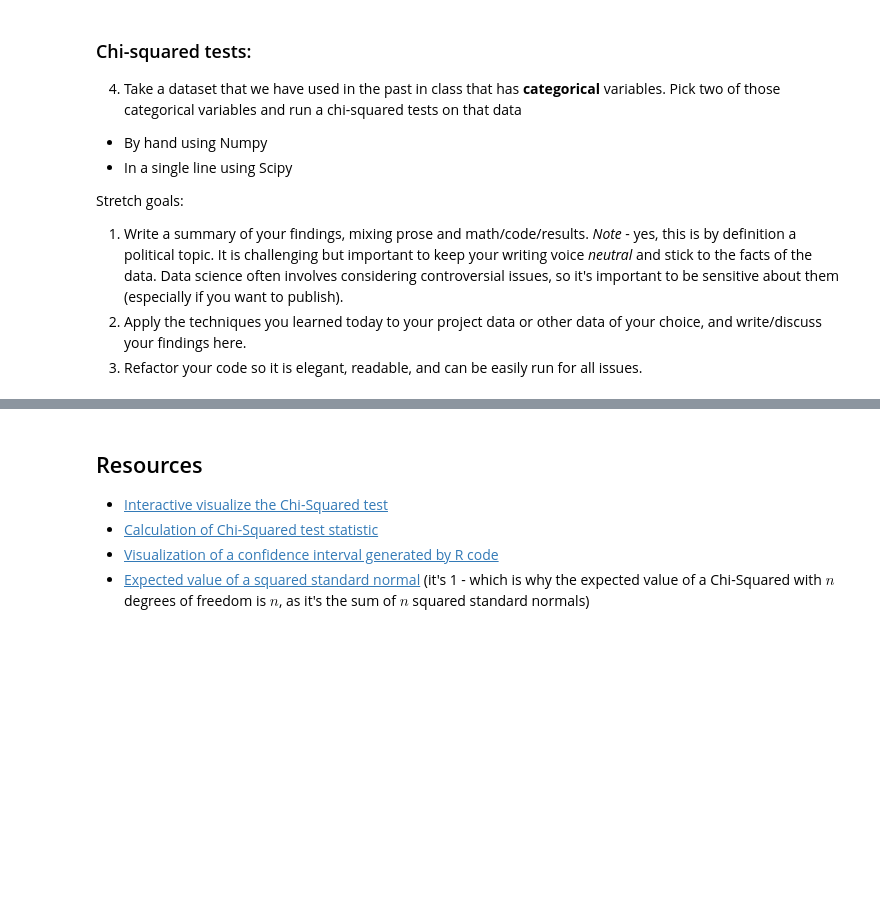
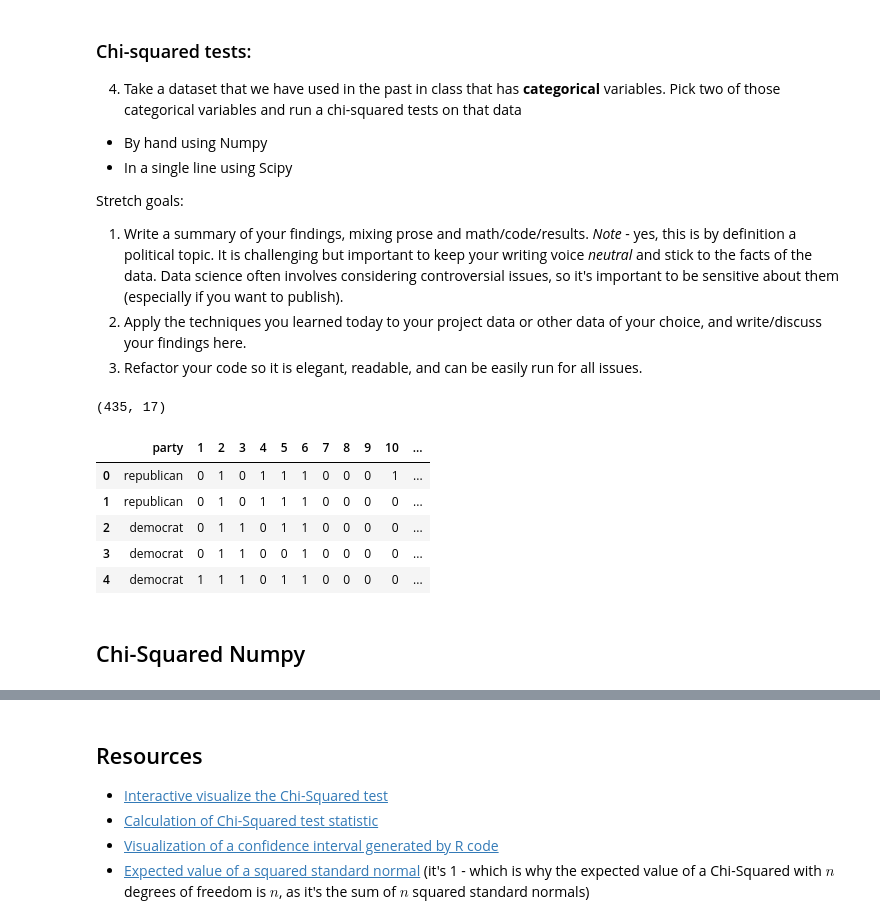
Before and after one commit to JimKing100/DS-Unit-1-Sprint-3-Statistical-Tests-and-Experiments, a Jupyter notebook: module2-sampling-confidence-intervals-and-hypothesis-testing/LS_DS_132_Sampling_Confidence_Intervals_and_Hypothesis_Testing.ipynb, the cells around one changed output, grey strips where cells are left out. Saved outputs shown, nothing was run; the diff lists cells and outputs as text; code cells hidden in the pictures; blank space fills up the shorter version.

```diff
--- a/module2-sampling-confidence-intervals-and-hypothesis-testing/LS_DS_132_Sampling_Confidence_Intervals_and_Hypothesis_Testing.ipynb
+++ b/module2-sampling-confidence-intervals-and-hypothesis-testing/LS_DS_132_Sampling_Confidence_Intervals_and_Hypothesis_Testing.ipynb
@@ -549,0 +555,19 @@ Stretch goals:
+# %%
+# Load data
+voting_data = pd.read_csv('https://raw.githubusercontent.com/JimKing100/DS-Unit-1-Sprint-3-Statistical-Tests-and-Experiments/master/house-votes-84.data',
+                          header=None)
+
+voting_data = voting_data.rename(columns={0: 'party'})
+voting_data[voting_data=='?'] = 'n'
+voting_data[voting_data=='n'] = 0
+voting_data[voting_data=='y'] = 1
+print(voting_data.shape)
+voting_data.head()
+# %% [output]
+(435, 17)
+|  | party | 1 | 2 | 3 | 4 | 5 | 6 | 7 | 8 | 9 | 10 | ... |
+| 0 | republican | 0 | 1 | 0 | 1 | 1 | 1 | 0 | 0 | 0 | 1 | ... |
+| 1 | republican | 0 | 1 | 0 | 1 | 1 | 1 | 0 | 0 | 0 | 0 | ... |
+| 2 | democrat | 0 | 1 | 1 | 0 | 1 | 1 | 0 | 0 | 0 | 0 | ... |
+| 3 | democrat | 0 | 1 | 1 | 0 | 0 | 1 | 0 | 0 | 0 | 0 | ... |
+| 4 | democrat | 1 | 1 | 1 | 0 | 1 | 1 | 0 | 0 | 0 | 0 | ... |
@@ -549,0 +622,2 @@ Stretch goals:
+# %% [markdown]
+## Chi-Squared Numpy
```
Also changed, not shown: parts of 33 cells of this notebook.
